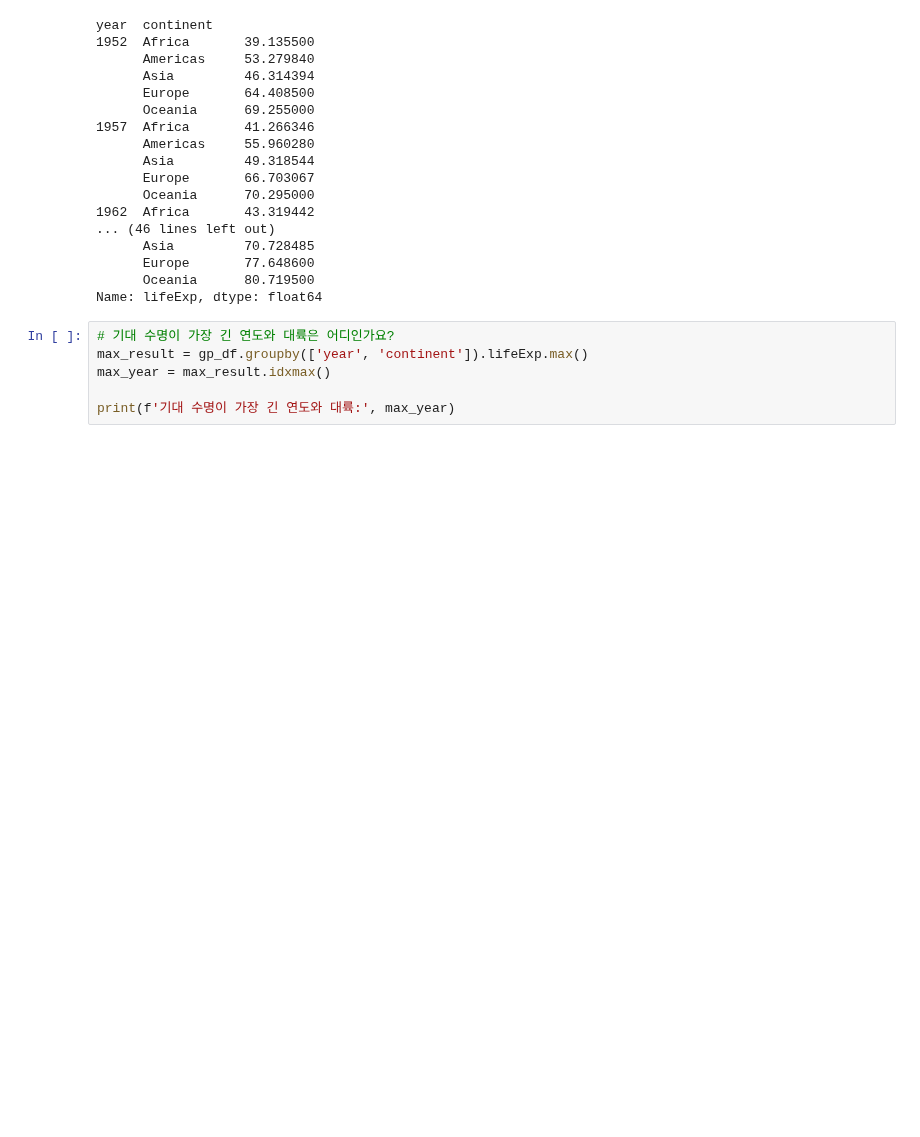
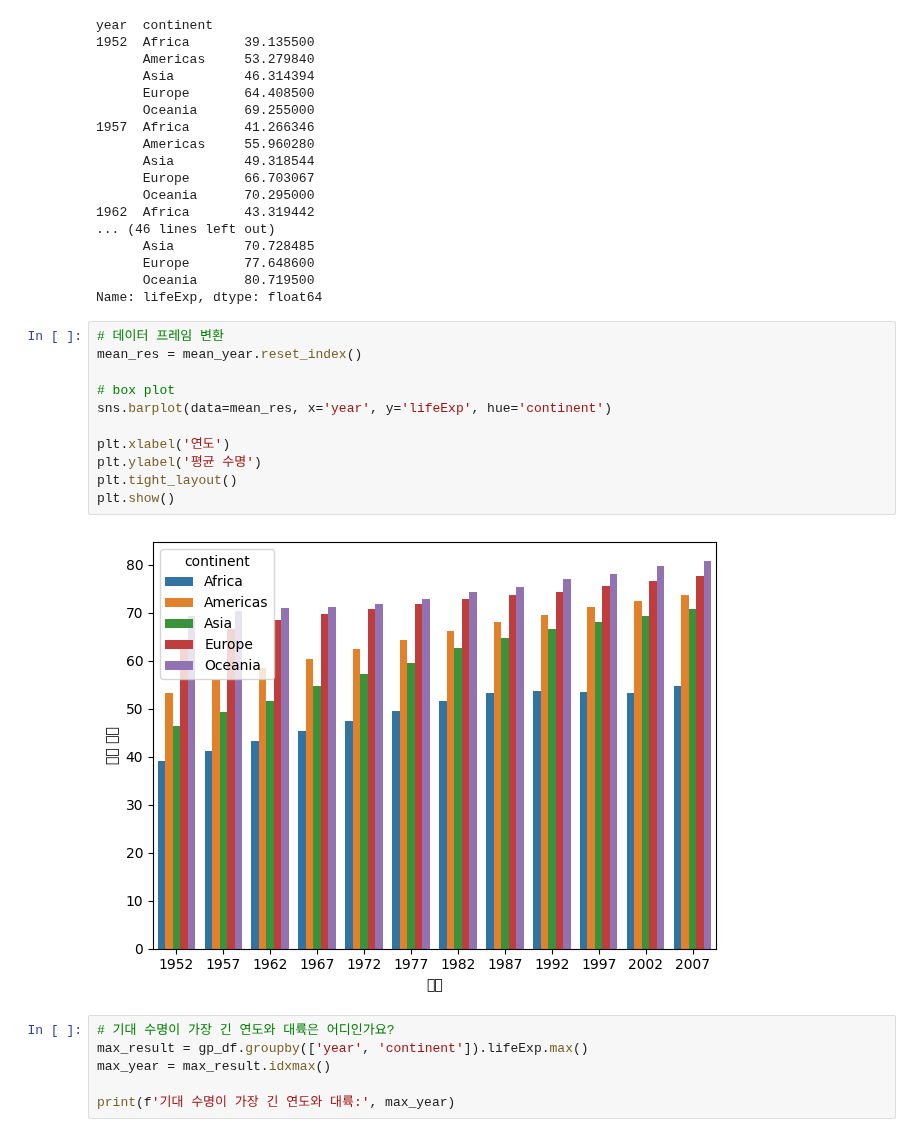
Before and after one commit to Sjleerodls/Data_Analysis, a Jupyter notebook: lab_da/da08_gapminder.ipynb, the cells around one changed output. Saved outputs shown, nothing was run; the diff lists cells and outputs as text; blank space fills up the shorter version.

```diff
--- a/lab_da/da08_gapminder.ipynb
+++ b/lab_da/da08_gapminder.ipynb
@@ -315,6 +330,19 @@ year  continent
       Europe       77.648600
       Oceania      80.719500
 Name: lifeExp, dtype: float64
+# %%
+# 데이터 프레임 변환
+mean_res = mean_year.reset_index()
+
+# box plot
+sns.barplot(data=mean_res, x='year', y='lifeExp', hue='continent')
+
+plt.xlabel('연도')
+plt.ylabel('평균 수명')
+plt.tight_layout()
+plt.show()
+# %% [output]
+[figure, added]
 # %%
 # 기대 수명이 가장 긴 연도와 대륙은 어디인가요?
 max_result = gp_df.groupby(['year', 'continent']).lifeExp.max()
```
Also changed, not shown: parts of 5 cells of this notebook.
